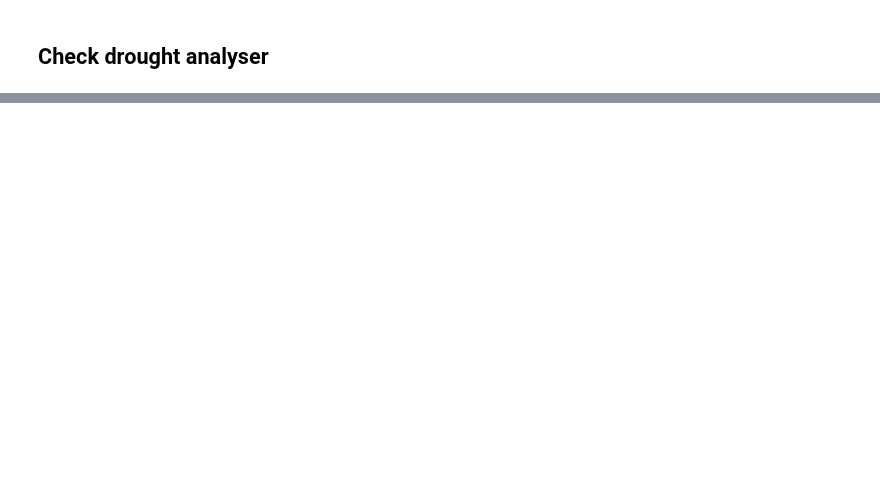
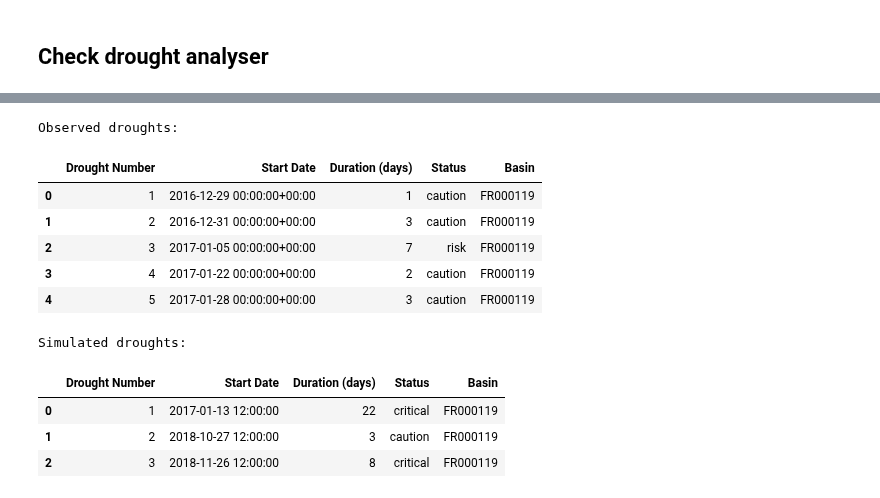
Before and after one commit to eWaterCycle/projects, a Jupyter notebook: book/thesis_projects/BSc/2025_Q4_ElkeSchokking_CEG/work in progress/HBV_FR000119_RMSE & EMD.ipynb, the cells around one changed output, grey strips where cells are left out. Drawn from its saved outputs; the diff is of its cells as text; code cells hidden in the pictures; blank space fills up the shorter version.

```diff
--- a/book/thesis_projects/BSc/2025_Q4_ElkeSchokking_CEG/work in progress/HBV_FR000119_RMSE & EMD.ipynb
+++ b/book/thesis_projects/BSc/2025_Q4_ElkeSchokking_CEG/work in progress/HBV_FR000119_RMSE & EMD.ipynb
@@ -277,11 +210,24 @@ plt.show()
 # %%
-# Q_sim = Q_sim_m3s[start:end] #Convert Q_m to a time-indexed series (same length as Q_obs):
+Q_sim = Q_sim_m3s[start:end] #Convert Q_m to a time-indexed series (same length as Q_obs):
 # %%
-# obs_droughts = droughts(Q_obs, basin_name="FR000119", q_crit=500)
-# sim_droughts = droughts(Q_sim, basin_name="FR000119", q_crit=500)
+obs_droughts = droughts(Q_obs, basin_name="FR000119", q_crit=500)
+sim_droughts = droughts(Q_sim, basin_name="FR000119", q_crit=500)
 # %%
-# print("Observed droughts:")
-# display(obs_droughts.head())
+print("Observed droughts:")
+display(obs_droughts.head())
 
-# print("Simulated droughts:")
-# display(sim_droughts.head())
+print("Simulated droughts:")
+display(sim_droughts.head())
+# %% [output]
+Observed droughts:
+|  | Drought Number | Start Date | Duration (days) | Status | Basin |
+| 0 | 1 | 2016-12-29 00:00:00+00:00 | 1 | caution | FR000119 |
+| 1 | 2 | 2016-12-31 00:00:00+00:00 | 3 | caution | FR000119 |
+| 2 | 3 | 2017-01-05 00:00:00+00:00 | 7 | risk | FR000119 |
+| 3 | 4 | 2017-01-22 00:00:00+00:00 | 2 | caution | FR000119 |
+| 4 | 5 | 2017-01-28 00:00:00+00:00 | 3 | caution | FR000119 |
+Simulated droughts:
+|  | Drought Number | Start Date | Duration (days) | Status | Basin |
+| 0 | 1 | 2017-01-13 12:00:00 | 22 | critical | FR000119 |
+| 1 | 2 | 2018-10-27 12:00:00 | 3 | caution | FR000119 |
+| 2 | 3 | 2018-11-26 12:00:00 | 8 | critical | FR000119 |
```
Also changed, not shown: parts of 10 cells of this notebook.
